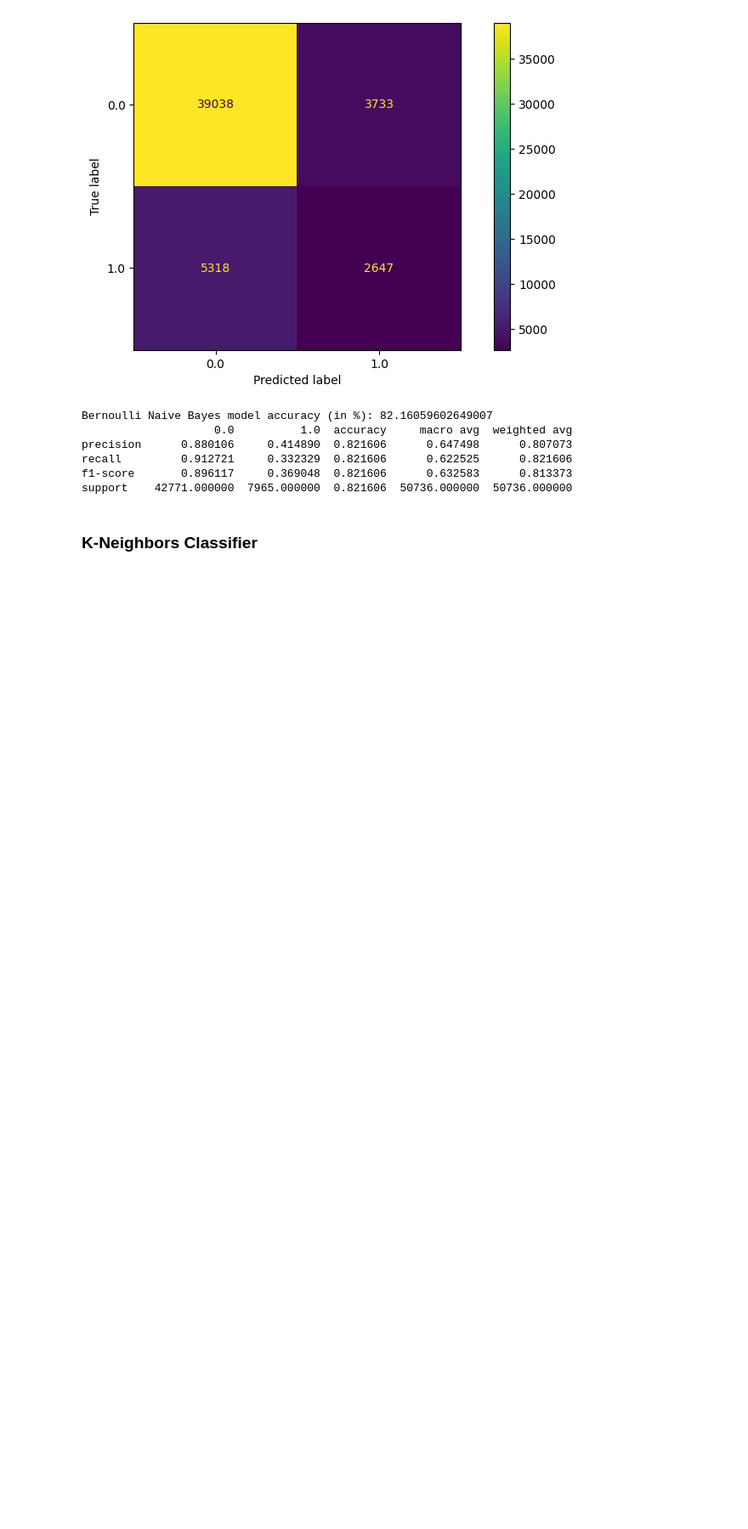
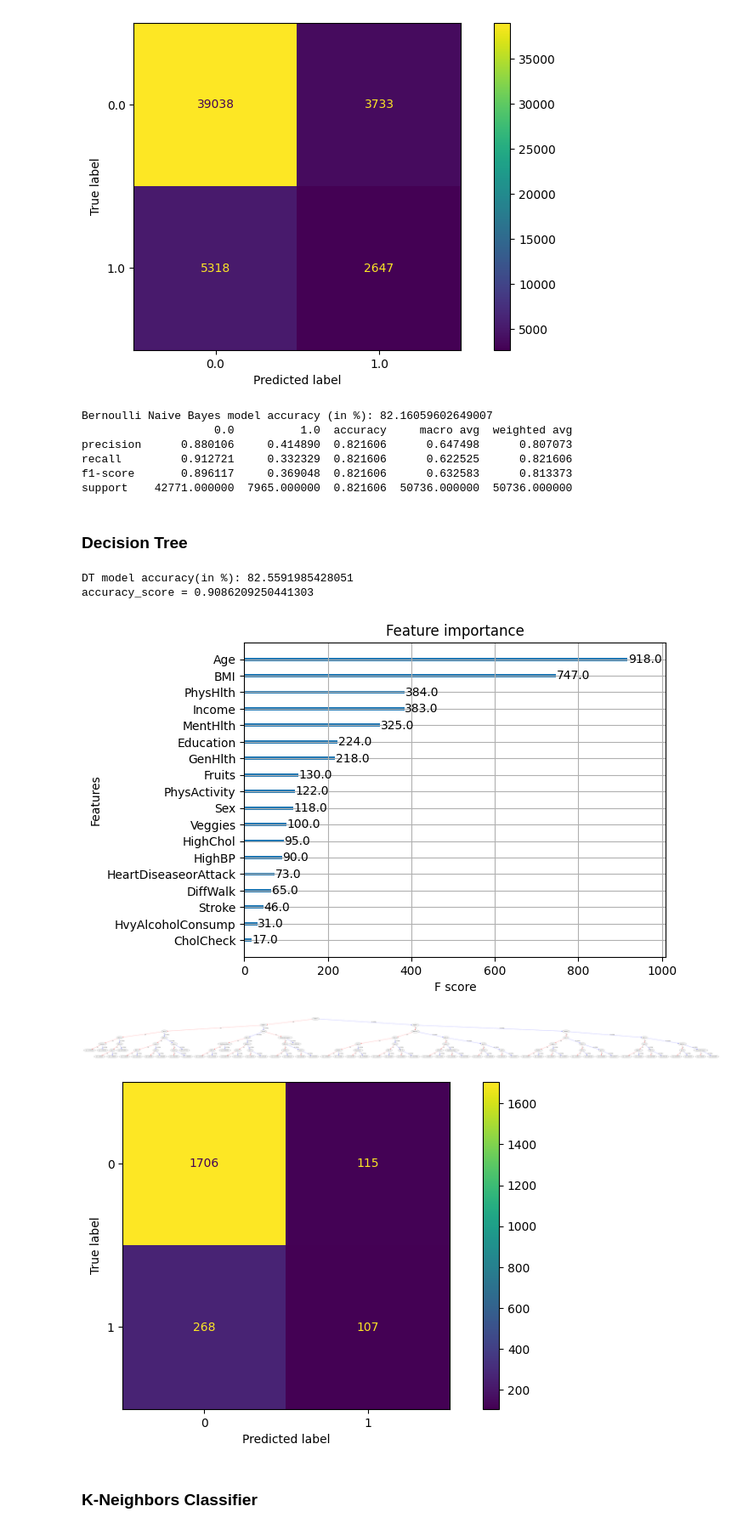
Before and after one commit to Pabasaraa/Diabetes_prediction-DL, a Jupyter notebook: DL_supervisedLearning.ipynb, the cells around one changed output. Shown at 85% size. Saved outputs shown, nothing was run; the diff lists cells and outputs as text; code cells hidden in the pictures; blank space fills up the shorter version.

Commit message:
Trained the prediction model using decision tree algorithm to test

```diff
--- a/DL_supervisedLearning.ipynb
+++ b/DL_supervisedLearning.ipynb
@@ -223,6 +223,65 @@ precision      0.880106     0.414890  0.821606      0.647498      0.807073
 recall         0.912721     0.332329  0.821606      0.622525      0.821606
 f1-score       0.896117     0.369048  0.821606      0.632583      0.813373
 support    42771.000000  7965.000000  0.821606  50736.000000  50736.000000
+# %% [markdown]
+### **Decision Tree**
+# %%
+def decisiontree():
+  from xgboost import XGBClassifier
+  from sklearn.model_selection import train_test_split
+  from sklearn.metrics import accuracy_score
+  from sklearn.preprocessing import LabelEncoder
+  import numpy as np
+  import pandas as pd
+
+  model = XGBClassifier()
+
+  # Label encode categorical columns
+  le = LabelEncoder()
+  categ = ['HighChol','Fruits','Veggies','DiffWalk','Smoker','Sex']
+  df[categ] = df[categ].apply(le.fit_transform)
+
+  # Fit the XGBoost model on training data
+  model.fit(x_train, y_train)
+
+  # Predict the targets
+  y_pred = model.predict(x_test)
+  rmse = np.sqrt(accuracy_score(y_test, y_pred))
+
+  from sklearn import metrics
+  # Display the accuracy of the XGBoost model
+  print("DT model accuracy(in %):", metrics.accuracy_score(y_test, y_pred)*100)
+  print(f"accuracy_score = {rmse}")
+
+  # Plot feature importance
+  import matplotlib.pyplot  as plt
+  from xgboost import plot_importance
+  plot_importance(model)
+  plt.rcParams['figure.figsize'] = [50, 500]
+  plt.show()
+
+  # Plot the first tree
+  import xgboost as xgb
+  xgb.plot_tree(model)
+  plt.rcParams['figure.figsize'] = [10, 5]
+  plt.show()
+
+
+  from sklearn.metrics import accuracy_score,confusion_matrix
+
+  # Display confusion matrix
+  cm = confusion_matrix(y_test, y_pred, labels= model.classes_)
+  disp = ConfusionMatrixDisplay(confusion_matrix = cm, display_labels = model.classes_)
+  disp.plot()
+  plt.show()
+
+decisiontree()
+# %% [output]
+DT model accuracy(in %): 82.5591985428051
+accuracy_score = 0.9086209250441303
+[figure, added]
+[figure, added]
+[figure, added]
 # %% [markdown]
 ### **K-Neighbors Classifier**
 # %%
```
Also changed, not shown: parts of 4 cells of this notebook.
